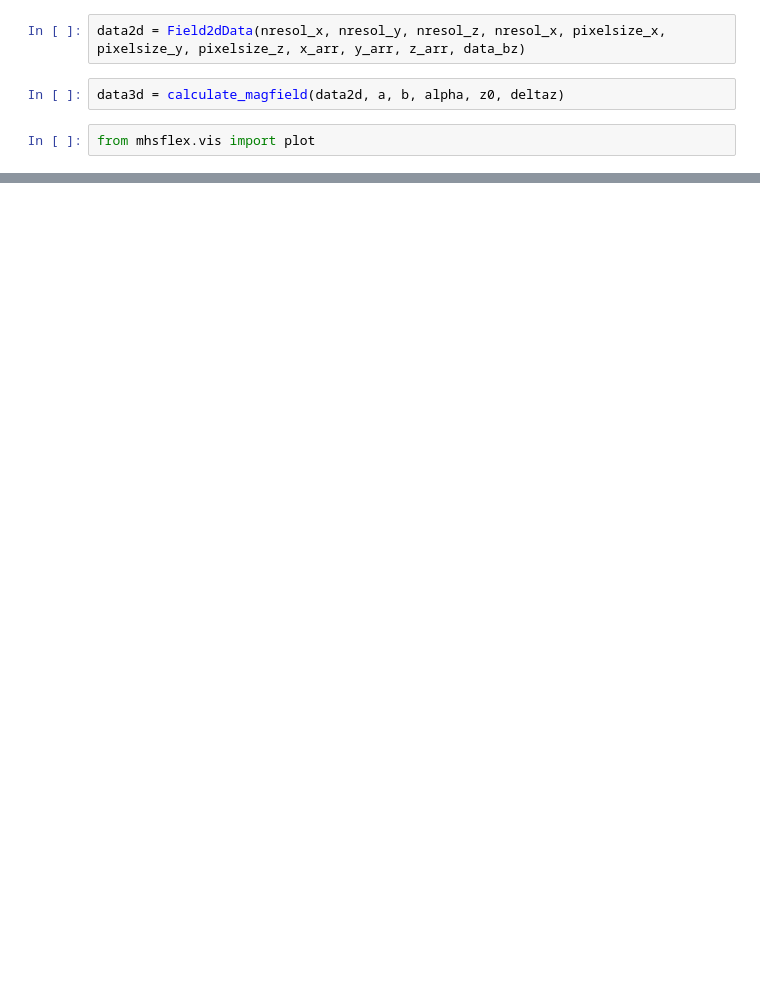
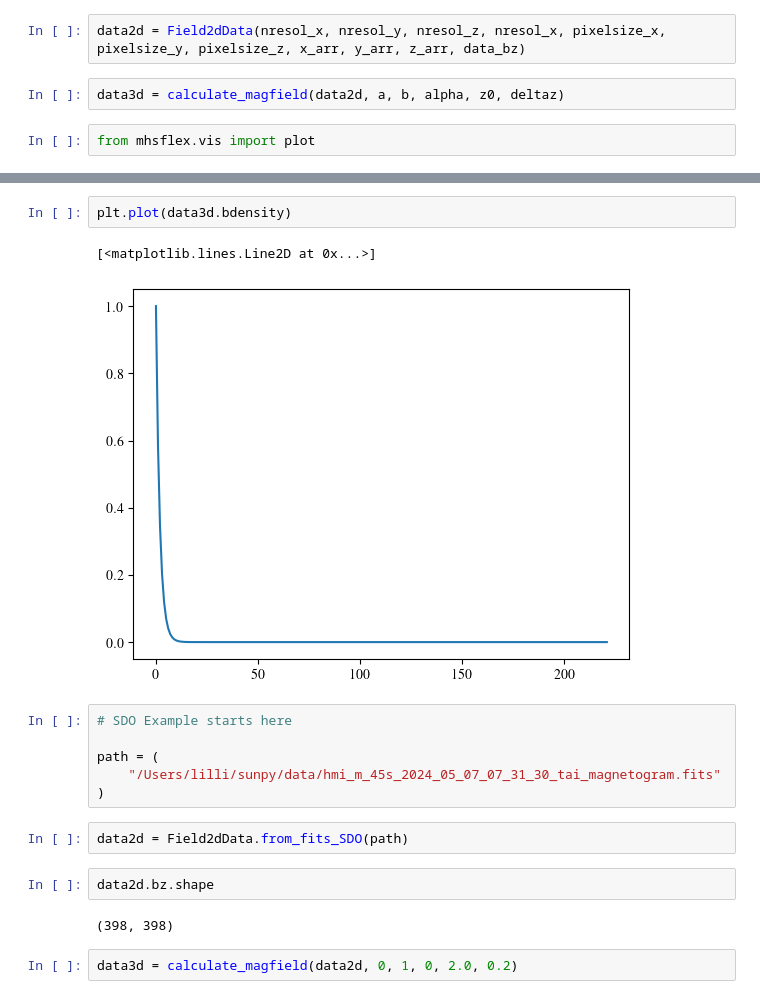
Before and after one commit to LMNadol/mflex, a Jupyter notebook: mhsflex/test.ipynb, the cells around one changed output, grey strips where cells are left out. Cells and saved outputs as stored; diff of their text form; blank space fills up the shorter version.

```diff
--- a/mhsflex/test.ipynb
+++ b/mhsflex/test.ipynb
@@ -294,0 +99,19 @@ NameError: name 'fex2' is not defined
+# %%
+plt.plot(data3d.bdensity)
+# %% [output]
+[<matplotlib.lines.Line2D at 0x...>]
+[figure, added]
+# %%
+# SDO Example starts here
+
+path = (
+    "/Users/lilli/sunpy/data/hmi_m_45s_2024_05_07_07_31_30_tai_magnetogram.fits"
+)
+# %%
+data2d = Field2dData.from_fits_SDO(path)
+# %%
+data2d.bz.shape
+# %% [output]
+(398, 398)
+# %%
+data3d = calculate_magfield(data2d, 0, 1, 0, 2.0, 0.2)
```
Also changed, not shown: parts of 25 cells of this notebook, 5 other files.
